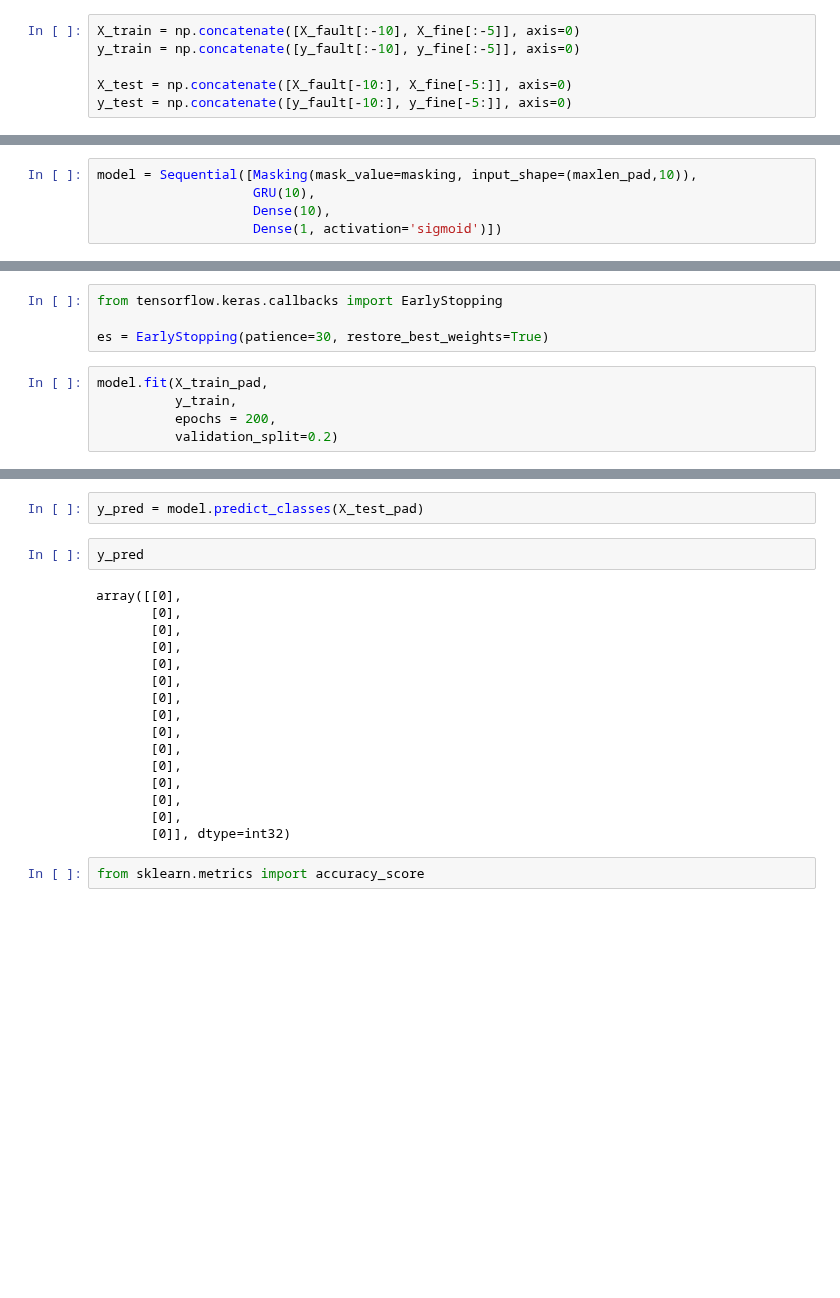
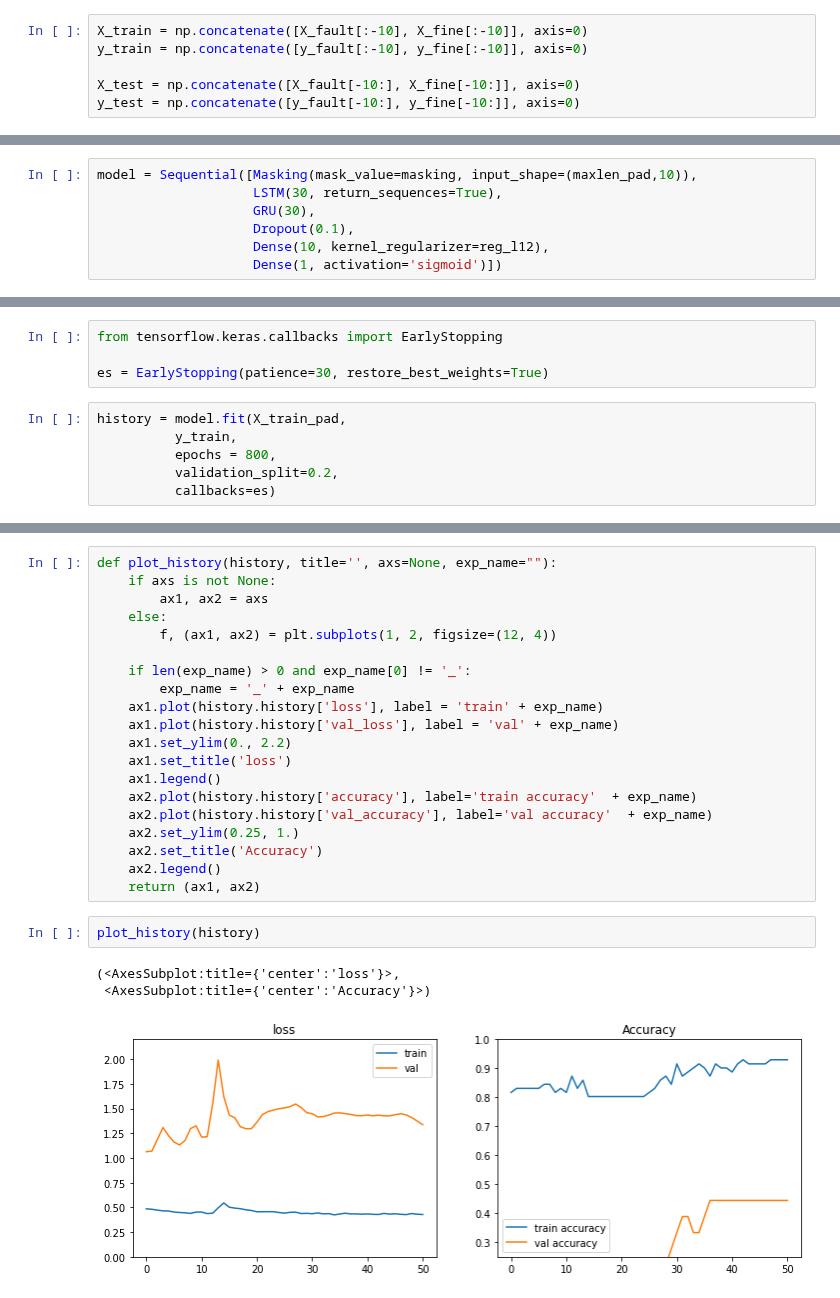
Before and after one commit to worldlife92/dancemachine-by-871, a Jupyter notebook: notebooks/working_nb_video_process.ipynb, the cells around one changed output, grey strips where cells are left out. Cells and saved outputs as stored; diff of their text form; blank space fills up the shorter version.

```diff
--- a/notebooks/working_nb_video_process.ipynb
+++ b/notebooks/working_nb_video_process.ipynb
@@ -361,9 +356,9 @@ plt.hist([len(i) for i in X_fine])
 # %%
-X_train = np.concatenate([X_fault[:-10], X_fine[:-5]], axis=0)
-y_train = np.concatenate([y_fault[:-10], y_fine[:-5]], axis=0)
+X_train = np.concatenate([X_fault[:-10], X_fine[:-10]], axis=0)
+y_train = np.concatenate([y_fault[:-10], y_fine[:-10]], axis=0)
 
-X_test = np.concatenate([X_fault[-10:], X_fine[-5:]], axis=0)
-y_test = np.concatenate([y_fault[-10:], y_fine[-5:]], axis=0)
+X_test = np.concatenate([X_fault[-10:], X_fine[-10:]], axis=0)
+y_test = np.concatenate([y_fault[-10:], y_fine[-10:]], axis=0)
 # %%
 masking = np.zeros((10,))
 # %%
@@ -386,6 +379,8 @@ from tensorflow.keras import regularizers
 reg_l12 = regularizers.L1L2(0.1, 0.1)
 # %%
 model = Sequential([Masking(mask_value=masking, input_shape=(maxlen_pad,10)),
-                    GRU(10),
-                    Dense(10),
+                    LSTM(30, return_sequences=True),
+                    GRU(30),
+                    Dropout(0.1),
+                    Dense(10, kernel_regularizer=reg_l12),
                     Dense(1, activation='sigmoid')])
@@ -401,8 +393,9 @@ from tensorflow.keras.callbacks import EarlyStopping
 
 es = EarlyStopping(patience=30, restore_best_weights=True)
 # %%
-model.fit(X_train_pad,
+history = model.fit(X_train_pad,
           y_train,
-          epochs = 200,
-          validation_split=0.2)
+          epochs = 800,
+          validation_split=0.2,
+          callbacks=es)
 # %% [output]
@@ -446,22 +419,26 @@ array([[0.02086592],
-# %%
-y_pred = model.predict_classes(X_test_pad)
-# %%
-y_pred
-# %% [output]
-array([[0],
-       [0],
-       [0],
-       [0],
-       [0],
-       [0],
-       [0],
-       [0],
-       [0],
-       [0],
-       [0],
-       [0],
-       [0],
-       [0],
-       [0]], dtype=int32)
-# %%
-from sklearn.metrics import accuracy_score
+# %%
+def plot_history(history, title='', axs=None, exp_name=""):
+    if axs is not None:
+        ax1, ax2 = axs
+    else:
+        f, (ax1, ax2) = plt.subplots(1, 2, figsize=(12, 4))
+
+    if len(exp_name) > 0 and exp_name[0] != '_':
+        exp_name = '_' + exp_name
+    ax1.plot(history.history['loss'], label = 'train' + exp_name)
+    ax1.plot(history.history['val_loss'], label = 'val' + exp_name)
+    ax1.set_ylim(0., 2.2)
+    ax1.set_title('loss')
+    ax1.legend()
+    ax2.plot(history.history['accuracy'], label='train accuracy'  + exp_name)
+    ax2.plot(history.history['val_accuracy'], label='val accuracy'  + exp_name)
+    ax2.set_ylim(0.25, 1.)
+    ax2.set_title('Accuracy')
+    ax2.legend()
+    return (ax1, ax2)
+# %%
+plot_history(history)
+# %% [output]
+(<AxesSubplot:title={'center':'loss'}>,
+ <AxesSubplot:title={'center':'Accuracy'}>)
+[figure, added]
```
Also changed, not shown: parts of 19 cells of this notebook, 12 other files.
